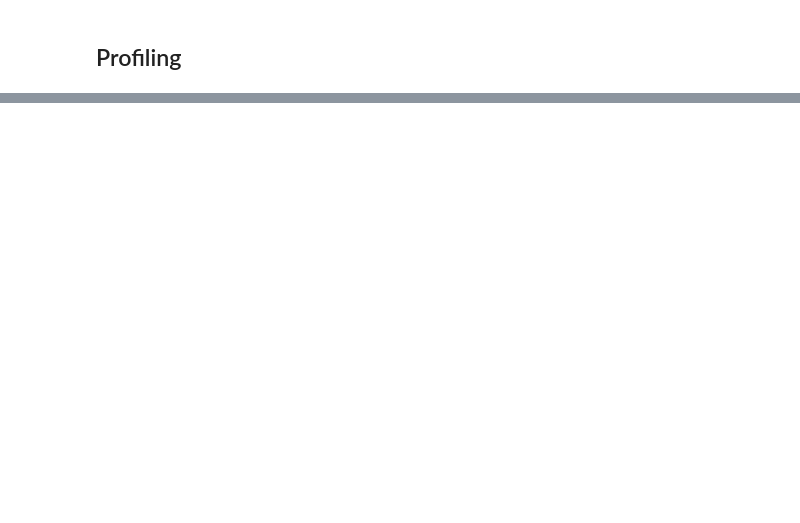
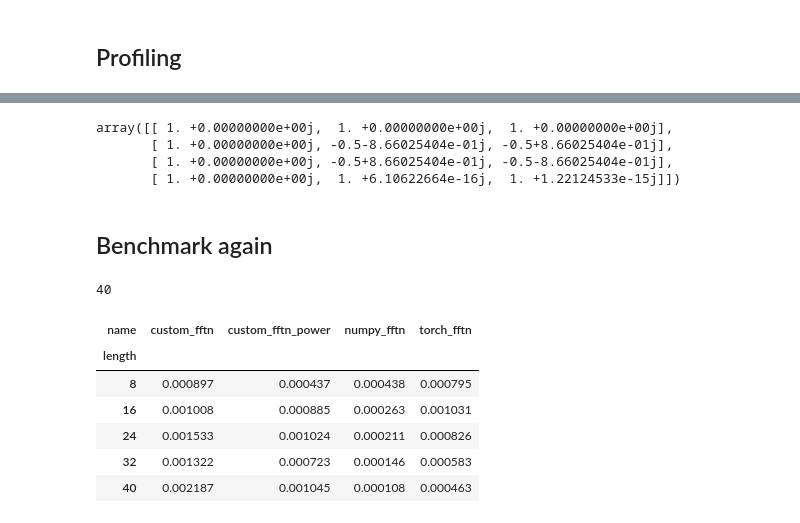
Before and after one commit to sdpython/mlprodict, a Jupyter notebook: _doc/notebooks/onnx_ffts.ipynb, the cells around one changed output, grey strips where cells are left out. Saved outputs shown, nothing was run; the diff lists cells and outputs as text; code cells hidden in the pictures; blank space fills up the shorter version.

```diff
--- a/_doc/notebooks/onnx_ffts.ipynb
+++ b/_doc/notebooks/onnx_ffts.ipynb
@@ -267,0 +311,26 @@ f                                        --    1    1 -- 0.00017 0.13530 -- <ipy
+# %%
+def _dft_cst_power(N, fft_length, dtype=numpy.float32):
+    if dtype == numpy.float32:
+        ctype = numpy.complex64
+    else:
+        ctype = numpy.complex128
+    M = numpy.empty((N, fft_length), dtype=ctype)
+    M[0, :] = 1
+    M[1, 0] = 1
+    root = numpy.exp(numpy.pi / fft_length * (-2j))
+    current = root
+    M[1, 1] = root
+    for i in range(2, M.shape[1]):
+        current *= root
+        M[1, i] = current
+    for i in range(2, M.shape[0]):
+        numpy.multiply(M[i-1, :], M[1, :], out=M[i, :])
+    return M
+
+M_pow = _dft_cst_power(4, 3, numpy.float64)
+M_pow
+# %% [output]
+array([[ 1. +0.00000000e+00j,  1. +0.00000000e+00j,  1. +0.00000000e+00j],
+       [ 1. +0.00000000e+00j, -0.5-8.66025404e-01j, -0.5+8.66025404e-01j],
+       [ 1. +0.00000000e+00j, -0.5+8.66025404e-01j, -0.5-8.66025404e-01j],
+       [ 1. +0.00000000e+00j,  1. +6.10622664e-16j,  1. +1.22124533e-15j]])
@@ -267,0 +344,24 @@ f                                        --    1    1 -- 0.00017 0.13530 -- <ipy
+# %% [markdown]
+## Benchmark again
+# %%
+def custom_fftn_power(*args, **kwargs):
+    return custom_fftn(*args, dft_fct=_dft_cst_power, **kwargs)
+
+
+test_fct(numpy_fftn, custom_fftn_power, decimal=4)
+# %% [output]
+40
+# %%
+df = benchmark({
+    'numpy_fftn': numpy_fftn, 'torch_fftn': torch_fftn, 'custom_fftn': custom_fftn,
+    'custom_fftn_power': custom_fftn_power})
+piv = df.pivot("length", "name", "average")
+piv[:5]
+# %% [output]
+| name | custom_fftn | custom_fftn_power | numpy_fftn | torch_fftn |
+| length |  |  |  |  |
+| 8 | 0.000897 | 0.000437 | 0.000438 | 0.000795 |
+| 16 | 0.001008 | 0.000885 | 0.000263 | 0.001031 |
+| 24 | 0.001533 | 0.001024 | 0.000211 | 0.000826 |
+| 32 | 0.001322 | 0.000723 | 0.000146 | 0.000583 |
+| 40 | 0.002187 | 0.001045 | 0.000108 | 0.000463 |
```
Also changed, not shown: parts of 17 cells of this notebook.
